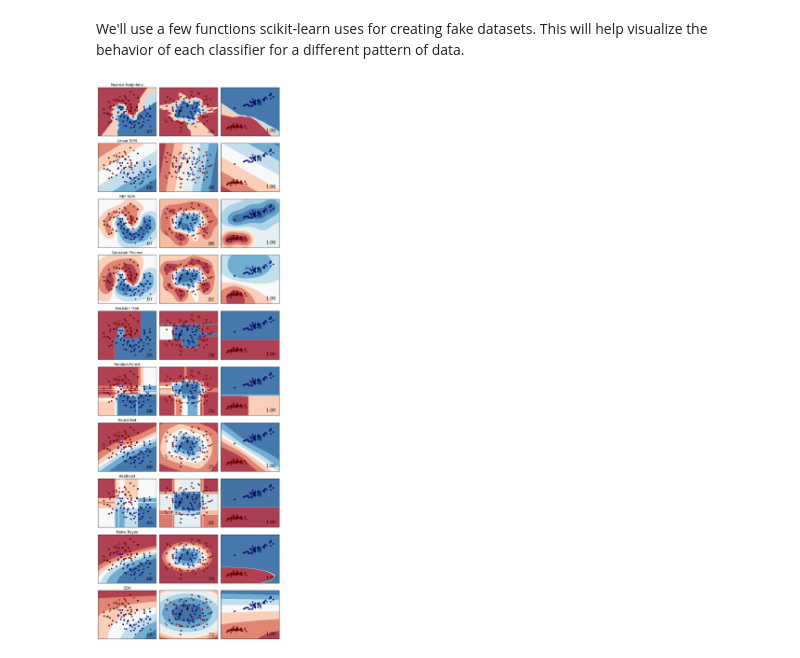
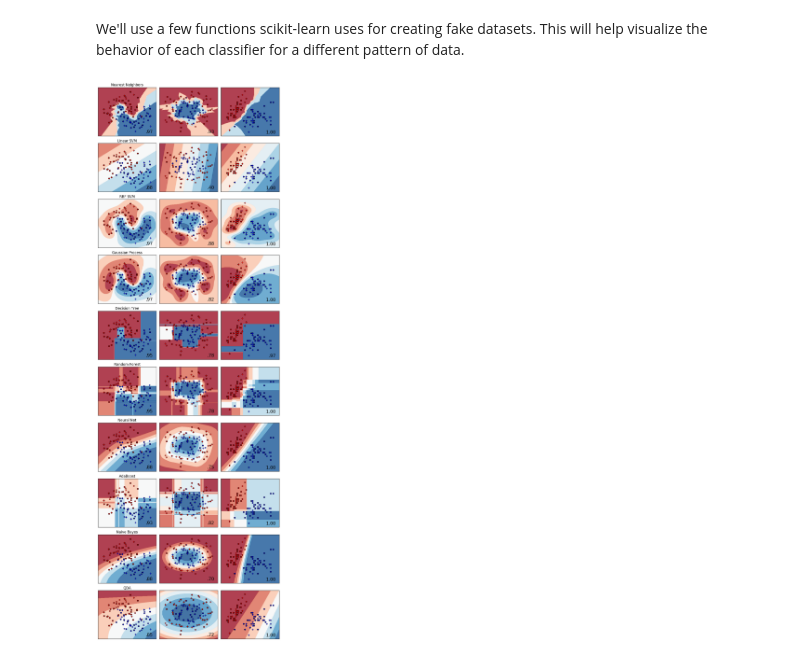
Before and after one commit to choldgraf/UCSF-Data_Driven_Neuro, a Jupyter notebook: machine_learning/1_classifier_comparison.ipynb, the cells around one changed output. Cells and saved outputs as stored; diff of their text form; code cells hidden in the pictures.

```diff
--- a/machine_learning/1_classifier_comparison.ipynb
+++ b/machine_learning/1_classifier_comparison.ipynb
@@ -75,3 +92,16 @@ cmap = ListedColormap(cols_cmap)
+# %%
+# Return a boolean mask for the targets we care about
+targets = [0, 2]
+mask_samples = np.array([ii in targets
+                         for ii in iris['target']], dtype=bool)
+
+# These are the features we'll use
+features = [0, 1]
+name1, name2 = [iris['feature_names'][ii] for ii in targets]
+
+# Now pull the datapoints
+X = iris['data'][:, features][mask_samples]
+y = iris['target'][mask_samples]
 # %%
 fig, ax = plt.subplots()
 ax.scatter(X[:, 0], X[:, 1], c=y, cmap=cmap, s=100)
@@ -204,11 +239,19 @@ classifiers = [
 # %% [markdown]
 We'll use a few functions scikit-learn uses for creating fake datasets. This will help visualize the behavior of each classifier for a different pattern of data.
 # %%
+
+# Collect some extra parameters for this viz
+h = .02  # step size in the mesh
+X_plt, y_plt = X.copy(), y.copy()  # So we don't overwrite these
+linearly_separable = (X_plt, y_plt)
+
+# Define the datasets we'll use (we'll loop through these)
 datasets = [make_moons(noise=0.3, random_state=0),
             make_circles(noise=0.2, factor=0.5, random_state=1),
             linearly_separable
             ]
 
+# Create the figure and then populate it with data
 fig, axs = plt.subplots(len(classifiers), len(datasets), figsize=(9, 27))
 # iterate over datasets
 for ii, ds in enumerate(datasets):
@@ -229,9 +272,9 @@ for ii, ds in enumerate(datasets):
         if ii == 0:
             ax.set_title("Input data")
         # Plot the training points
-        ax.scatter(X_train[:, 0], X_train[:, 1], c=y_train, cmap=cm_bright)
+        ax.scatter(X_train[:, 0], X_train[:, 1], c=y_train, cmap=cmap)
         # and testing points
-        ax.scatter(X_test[:, 0], X_test[:, 1], c=y_test, cmap=cm_bright, alpha=0.6)
+        ax.scatter(X_test[:, 0], X_test[:, 1], c=y_test, cmap=cmap, alpha=0.6)
         ax.set_xlim(xx.min(), xx.max())
         ax.set_ylim(yy.min(), yy.max())
         ax.set_xticks(())
@@ -243,33 +286,33 @@ for ii, ds in enumerate(datasets):
         clf.fit(X_train, y_train)
         score = clf.score(X_test, y_test)
 
         # Plot the decision boundary. For that, we will assign a color to each
         # point in the mesh [x_min, x_max]x[y_min, y_max].
         if hasattr(clf, "decision_function"):
             Z = clf.decision_function(np.c_[xx.ravel(), yy.ravel()])
         else:
             Z = clf.predict_proba(np.c_[xx.ravel(), yy.ravel()])[:, 1]
 
         # Put the result into a color plot
         Z = Z.reshape(xx.shape)
         ax.contourf(xx, yy, Z, cmap=cm, alpha=.8)
 
         # Plot also the training points
-        ax.scatter(X_train[:, 0], X_train[:, 1], c=y_train, cmap=cm_bright)
+        ax.scatter(X_train[:, 0], X_train[:, 1], c=y_train, cmap=cmap)
         # and testing points
-        ax.scatter(X_test[:, 0], X_test[:, 1], c=y_test, cmap=cm_bright,
+        ax.scatter(X_test[:, 0], X_test[:, 1], c=y_test, cmap=cmap,
                    alpha=0.6)
 
         ax.set_xlim(xx.min(), xx.max())
         ax.set_ylim(yy.min(), yy.max())
         ax.set_xticks(())
         ax.set_yticks(())
         if ii == 0:
             ax.set_title(name)
         ax.text(xx.max() - .3, yy.min() + .3, ('%.2f' % score).lstrip('0'),
                 size=15, horizontalalignment='right')
 
 plt.tight_layout()
 plt.show()
 # %% [output]
-[figure, old version]
+[figure, new version]
```
Also changed, not shown: parts of 19 cells of this notebook, 3 other files.
